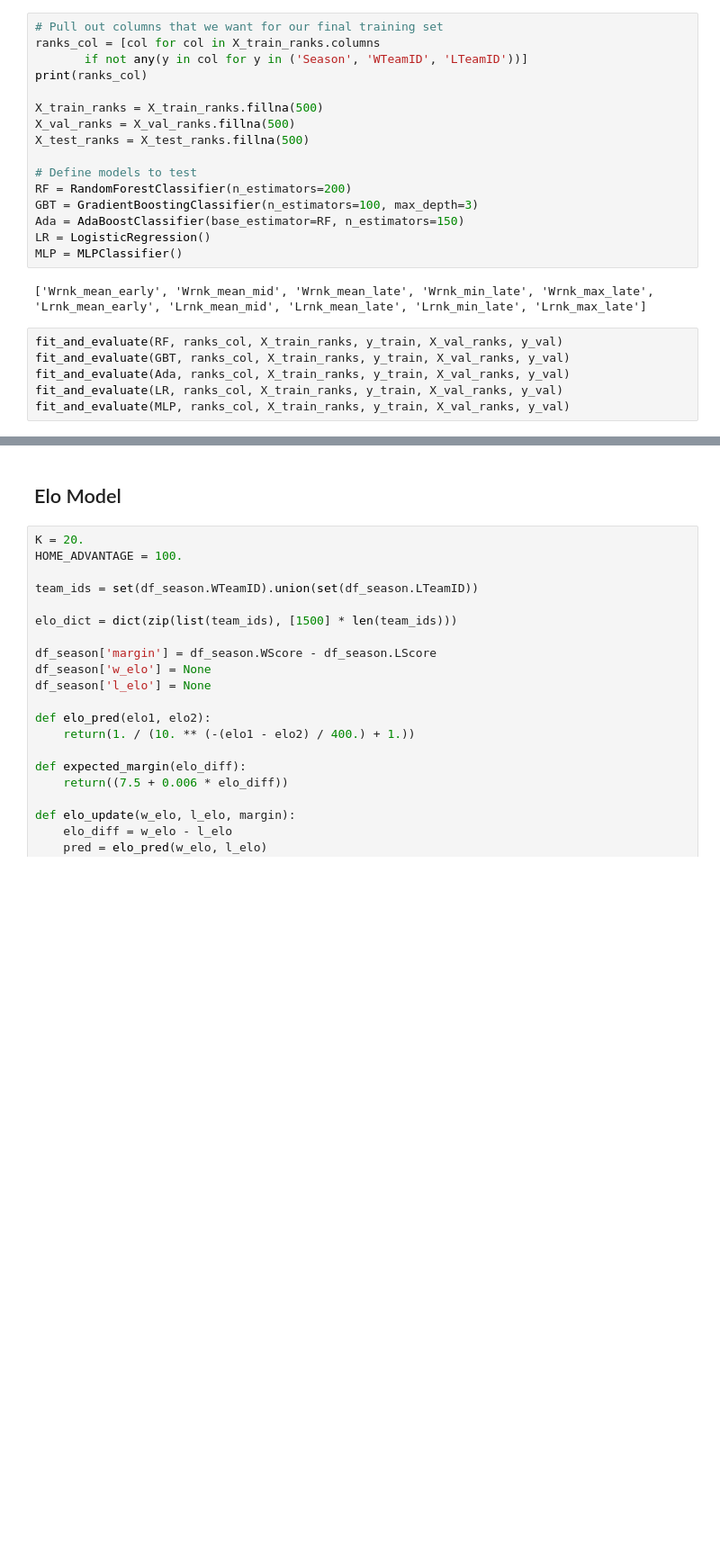
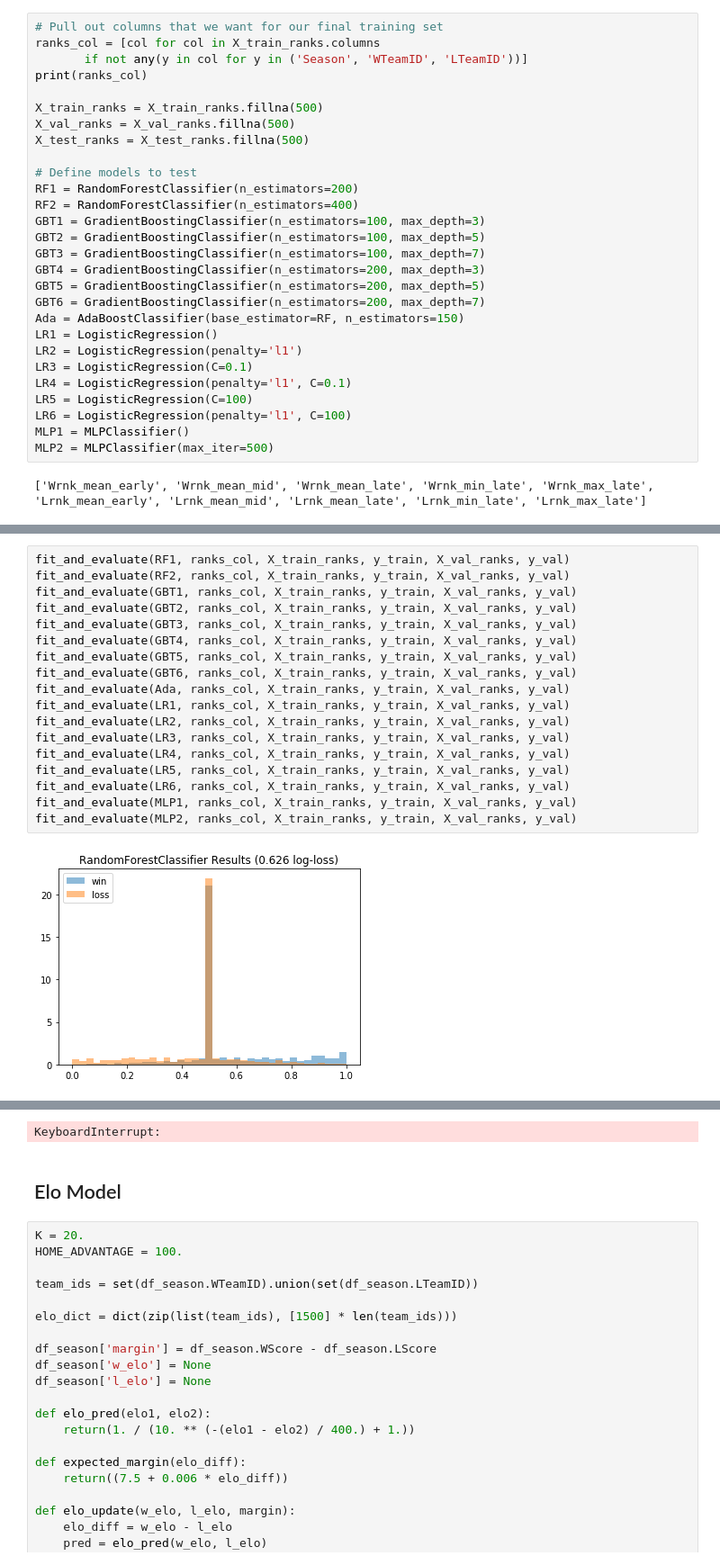
Before and after one commit to DJedamski/kaggle_ncaa18, a Jupyter notebook: ncaa_2018_data_exploration.ipynb, the cells around one changed output, grey strips where cells are left out. Shown: that part at 90% size. Drawn from its saved outputs; the diff is of its cells as text; blank space fills up the shorter version.

```diff
--- a/ncaa_2018_data_exploration.ipynb
+++ b/ncaa_2018_data_exploration.ipynb
@@ -297,16 +319,22 @@ X_val_ranks = X_val_ranks.fillna(500)
 X_test_ranks = X_test_ranks.fillna(500)
 
 # Define models to test
-RF = RandomForestClassifier(n_estimators=200)
-GBT = GradientBoostingClassifier(n_estimators=100, max_depth=3)
+RF1 = RandomForestClassifier(n_estimators=200)
+RF2 = RandomForestClassifier(n_estimators=400)
+GBT1 = GradientBoostingClassifier(n_estimators=100, max_depth=3)
+GBT2 = GradientBoostingClassifier(n_estimators=100, max_depth=5)
+GBT3 = GradientBoostingClassifier(n_estimators=100, max_depth=7)
+GBT4 = GradientBoostingClassifier(n_estimators=200, max_depth=3)
+GBT5 = GradientBoostingClassifier(n_estimators=200, max_depth=5)
+GBT6 = GradientBoostingClassifier(n_estimators=200, max_depth=7)
 Ada = AdaBoostClassifier(base_estimator=RF, n_estimators=150)
-LR = LogisticRegression()
-MLP = MLPClassifier()
+LR1 = LogisticRegression()
+LR2 = LogisticRegression(penalty='l1')
+LR3 = LogisticRegression(C=0.1)
+LR4 = LogisticRegression(penalty='l1', C=0.1)
+LR5 = LogisticRegression(C=100)
+LR6 = LogisticRegression(penalty='l1', C=100)
+MLP1 = MLPClassifier()
+MLP2 = MLPClassifier(max_iter=500)
 # %% [output]
 ['Wrnk_mean_early', 'Wrnk_mean_mid', 'Wrnk_mean_late', 'Wrnk_min_late', 'Wrnk_max_late', 'Lrnk_mean_early', 'Lrnk_mean_mid', 'Lrnk_mean_late', 'Lrnk_min_late', 'Lrnk_max_late']
-# %%
-fit_and_evaluate(RF, ranks_col, X_train_ranks, y_train, X_val_ranks, y_val)
-fit_and_evaluate(GBT, ranks_col, X_train_ranks, y_train, X_val_ranks, y_val)
-fit_and_evaluate(Ada, ranks_col, X_train_ranks, y_train, X_val_ranks, y_val)
-fit_and_evaluate(LR, ranks_col, X_train_ranks, y_train, X_val_ranks, y_val)
-fit_and_evaluate(MLP, ranks_col, X_train_ranks, y_train, X_val_ranks, y_val)
@@ -318,0 +341,20 @@ fit_and_evaluate(MLP, ranks_col, X_train_ranks, y_train, X_val_ranks, y_val)
+# %%
+fit_and_evaluate(RF1, ranks_col, X_train_ranks, y_train, X_val_ranks, y_val)
+fit_and_evaluate(RF2, ranks_col, X_train_ranks, y_train, X_val_ranks, y_val)
+fit_and_evaluate(GBT1, ranks_col, X_train_ranks, y_train, X_val_ranks, y_val)
+fit_and_evaluate(GBT2, ranks_col, X_train_ranks, y_train, X_val_ranks, y_val)
+fit_and_evaluate(GBT3, ranks_col, X_train_ranks, y_train, X_val_ranks, y_val)
+fit_and_evaluate(GBT4, ranks_col, X_train_ranks, y_train, X_val_ranks, y_val)
+fit_and_evaluate(GBT5, ranks_col, X_train_ranks, y_train, X_val_ranks, y_val)
+fit_and_evaluate(GBT6, ranks_col, X_train_ranks, y_train, X_val_ranks, y_val)
+fit_and_evaluate(Ada, ranks_col, X_train_ranks, y_train, X_val_ranks, y_val)
+fit_and_evaluate(LR1, ranks_col, X_train_ranks, y_train, X_val_ranks, y_val)
+fit_and_evaluate(LR2, ranks_col, X_train_ranks, y_train, X_val_ranks, y_val)
+fit_and_evaluate(LR3, ranks_col, X_train_ranks, y_train, X_val_ranks, y_val)
+fit_and_evaluate(LR4, ranks_col, X_train_ranks, y_train, X_val_ranks, y_val)
+fit_and_evaluate(LR5, ranks_col, X_train_ranks, y_train, X_val_ranks, y_val)
+fit_and_evaluate(LR6, ranks_col, X_train_ranks, y_train, X_val_ranks, y_val)
+fit_and_evaluate(MLP1, ranks_col, X_train_ranks, y_train, X_val_ranks, y_val)
+fit_and_evaluate(MLP2, ranks_col, X_train_ranks, y_train, X_val_ranks, y_val)
+# %% [output]
+[figure, added]
@@ -319,3 +368,4 @@ fit_and_evaluate(MLP, ranks_col, X_train_ranks, y_train, X_val_ranks, y_val)
+KeyboardInterrupt:
 # %% [markdown]
 ## Elo Model
 # %%
```
Also changed, not shown: parts of 20 cells of this notebook.
